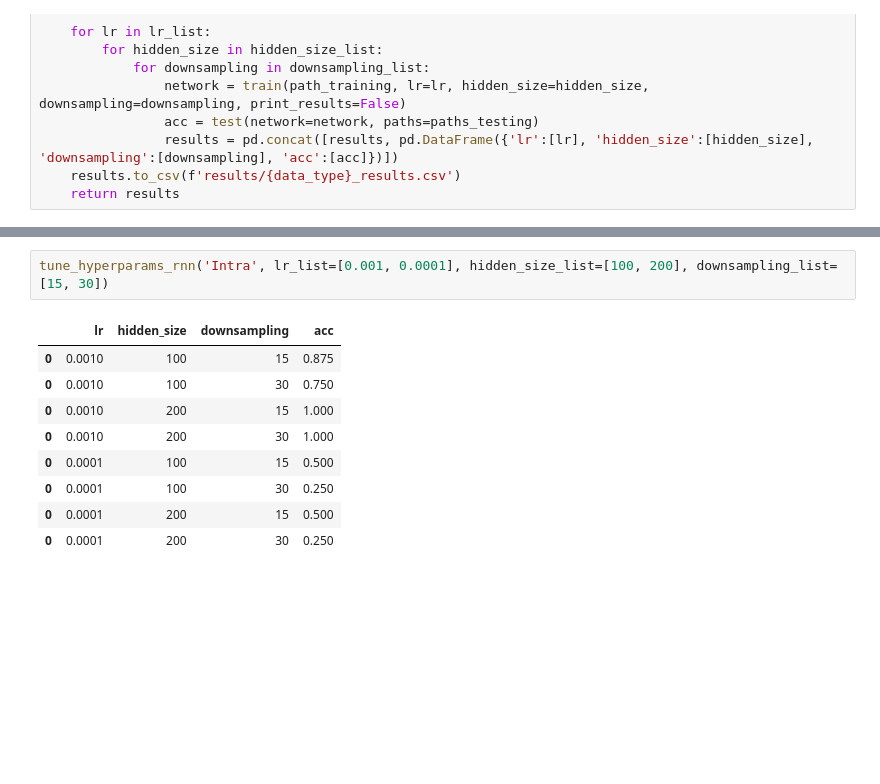
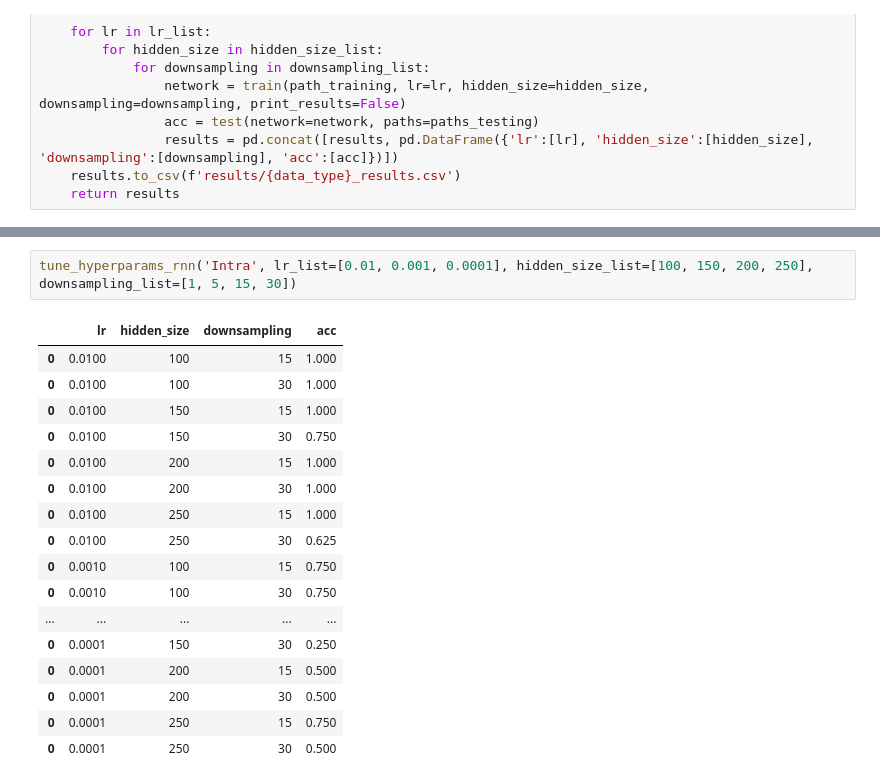
Before and after one commit to WeddiesAPP/PRDL2, a Jupyter notebook: GroupProjectSetup-Copy1.ipynb, the cells around one changed output, grey strips where cells are left out. Saved outputs shown, nothing was run; the diff lists cells and outputs as text; blank space fills up the shorter version.

```diff
--- a/GroupProjectSetup-Copy1.ipynb
+++ b/GroupProjectSetup-Copy1.ipynb
@@ -200,14 +200,22 @@ training batch 3...
 training batch 4...
 ... (88 outputs left out)
 # %%
-tune_hyperparams_rnn('Intra', lr_list=[0.001, 0.0001], hidden_size_list=[100, 200], downsampling_list=[15, 30])
+tune_hyperparams_rnn('Intra', lr_list=[0.01, 0.001, 0.0001], hidden_size_list=[100, 150, 200, 250], downsampling_list=[1, 5, 15, 30])
 # %% [output]
 |  | lr | hidden_size | downsampling | acc |
-| 0 | 0.0010 | 100 | 15 | 0.875 |
+| 0 | 0.0100 | 100 | 15 | 1.000 |
+| 0 | 0.0100 | 100 | 30 | 1.000 |
+| 0 | 0.0100 | 150 | 15 | 1.000 |
+| 0 | 0.0100 | 150 | 30 | 0.750 |
+| 0 | 0.0100 | 200 | 15 | 1.000 |
+| 0 | 0.0100 | 200 | 30 | 1.000 |
+| 0 | 0.0100 | 250 | 15 | 1.000 |
+| 0 | 0.0100 | 250 | 30 | 0.625 |
+| 0 | 0.0010 | 100 | 15 | 0.750 |
 | 0 | 0.0010 | 100 | 30 | 0.750 |
-| 0 | 0.0010 | 200 | 15 | 1.000 |
-| 0 | 0.0010 | 200 | 30 | 1.000 |
-| 0 | 0.0001 | 100 | 15 | 0.500 |
-| 0 | 0.0001 | 100 | 30 | 0.250 |
+| ... | ... | ... | ... | ... |
+| 0 | 0.0001 | 150 | 30 | 0.250 |
 | 0 | 0.0001 | 200 | 15 | 0.500 |
-| 0 | 0.0001 | 200 | 30 | 0.250 |
+| 0 | 0.0001 | 200 | 30 | 0.500 |
+| 0 | 0.0001 | 250 | 15 | 0.750 |
+| 0 | 0.0001 | 250 | 30 | 0.500 |
```
Also changed, not shown: parts of 1 cell of this notebook, 3 other files.
